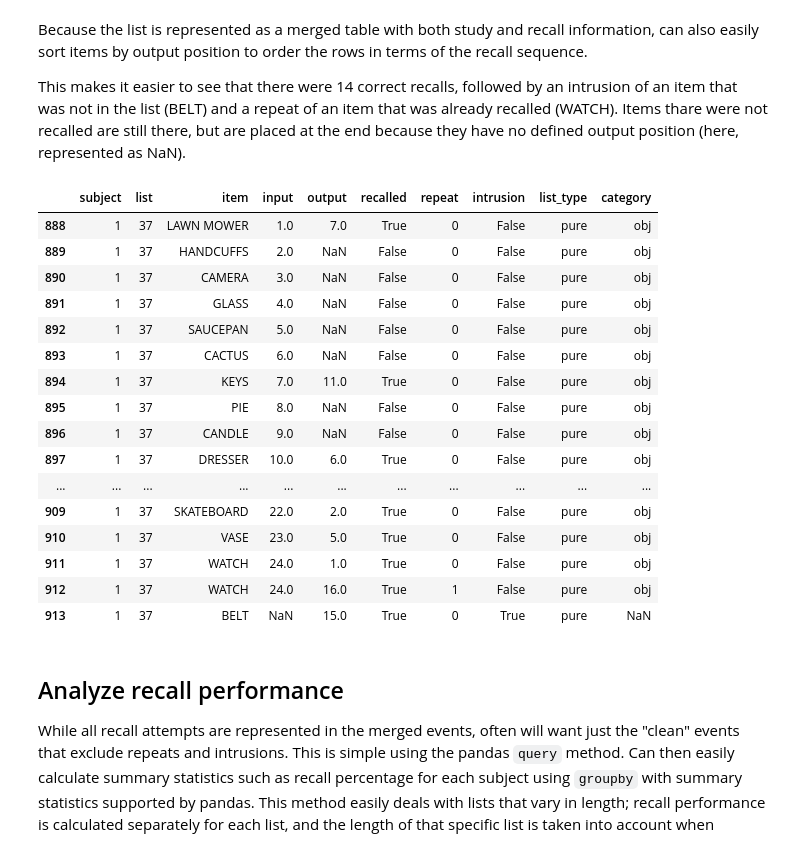
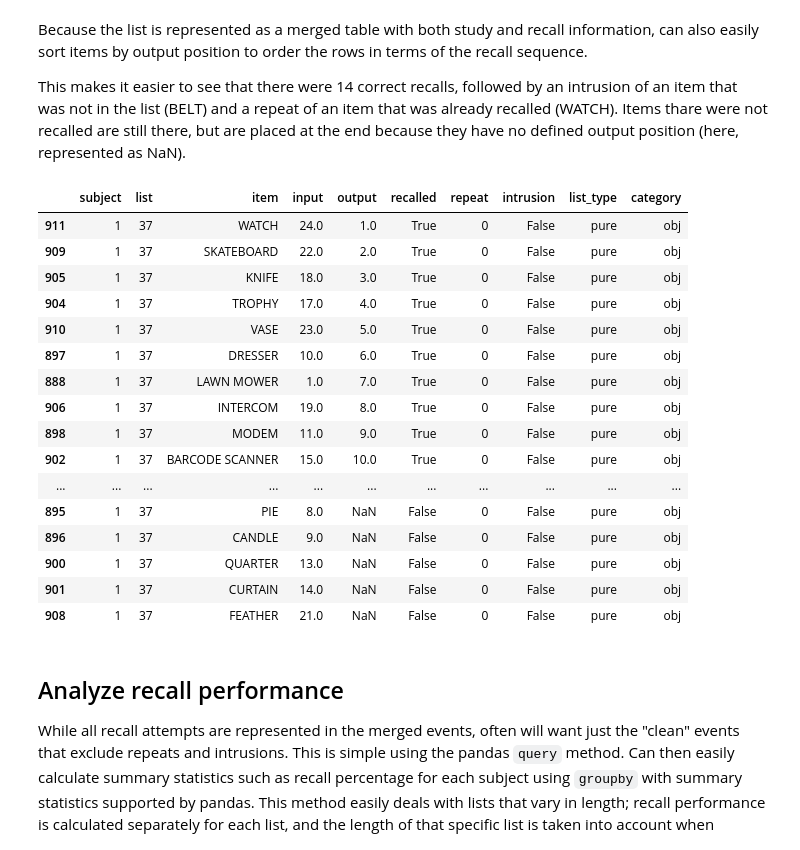
Before and after one commit to mortonne/psifr, a Jupyter notebook: jupyter/demo_recall.ipynb, the cells around one changed output. Saved outputs shown, nothing was run; the diff lists cells and outputs as text; code cells hidden in the pictures.

```diff
--- a/jupyter/demo_recall.ipynb
+++ b/jupyter/demo_recall.ipynb
@@ -90,25 +90,25 @@ Because the list is represented as a merged table with both study and recall inf
 
 This makes it easier to see that there were 14 correct recalls, followed by an intrusion of an item that was not in the list (BELT) and a repeat of an item that was already recalled (WATCH). Items thare were not recalled are still there, but are placed at the end because they have no defined output position (here, represented as NaN).
 # %%
-list1.sort_values('input')
+list1.sort_values('output')
 # %% [output]
 |  | subject | list | item | input | output | recalled | repeat | intrusion | list_type | category |
+| 911 | 1 | 37 | WATCH | 24.0 | 1.0 | True | 0 | False | pure | obj |
+| 909 | 1 | 37 | SKATEBOARD | 22.0 | 2.0 | True | 0 | False | pure | obj |
+| 905 | 1 | 37 | KNIFE | 18.0 | 3.0 | True | 0 | False | pure | obj |
+| 904 | 1 | 37 | TROPHY | 17.0 | 4.0 | True | 0 | False | pure | obj |
+| 910 | 1 | 37 | VASE | 23.0 | 5.0 | True | 0 | False | pure | obj |
+| 897 | 1 | 37 | DRESSER | 10.0 | 6.0 | True | 0 | False | pure | obj |
 | 888 | 1 | 37 | LAWN MOWER | 1.0 | 7.0 | True | 0 | False | pure | obj |
-| 889 | 1 | 37 | HANDCUFFS | 2.0 | NaN | False | 0 | False | pure | obj |
-| 890 | 1 | 37 | CAMERA | 3.0 | NaN | False | 0 | False | pure | obj |
-| 891 | 1 | 37 | GLASS | 4.0 | NaN | False | 0 | False | pure | obj |
-| 892 | 1 | 37 | SAUCEPAN | 5.0 | NaN | False | 0 | False | pure | obj |
-| 893 | 1 | 37 | CACTUS | 6.0 | NaN | False | 0 | False | pure | obj |
-| 894 | 1 | 37 | KEYS | 7.0 | 11.0 | True | 0 | False | pure | obj |
+| 906 | 1 | 37 | INTERCOM | 19.0 | 8.0 | True | 0 | False | pure | obj |
+| 898 | 1 | 37 | MODEM | 11.0 | 9.0 | True | 0 | False | pure | obj |
+| 902 | 1 | 37 | BARCODE SCANNER | 15.0 | 10.0 | True | 0 | False | pure | obj |
+| ... | ... | ... | ... | ... | ... | ... | ... | ... | ... | ... |
 | 895 | 1 | 37 | PIE | 8.0 | NaN | False | 0 | False | pure | obj |
 | 896 | 1 | 37 | CANDLE | 9.0 | NaN | False | 0 | False | pure | obj |
-| 897 | 1 | 37 | DRESSER | 10.0 | 6.0 | True | 0 | False | pure | obj |
-| ... | ... | ... | ... | ... | ... | ... | ... | ... | ... | ... |
-| 909 | 1 | 37 | SKATEBOARD | 22.0 | 2.0 | True | 0 | False | pure | obj |
-| 910 | 1 | 37 | VASE | 23.0 | 5.0 | True | 0 | False | pure | obj |
-| 911 | 1 | 37 | WATCH | 24.0 | 1.0 | True | 0 | False | pure | obj |
-| 912 | 1 | 37 | WATCH | 24.0 | 16.0 | True | 1 | False | pure | obj |
-| 913 | 1 | 37 | BELT | NaN | 15.0 | True | 0 | True | pure | NaN |
+| 900 | 1 | 37 | QUARTER | 13.0 | NaN | False | 0 | False | pure | obj |
+| 901 | 1 | 37 | CURTAIN | 14.0 | NaN | False | 0 | False | pure | obj |
+| 908 | 1 | 37 | FEATHER | 21.0 | NaN | False | 0 | False | pure | obj |
 # %% [markdown]
 ## Analyze recall performance
 
```
